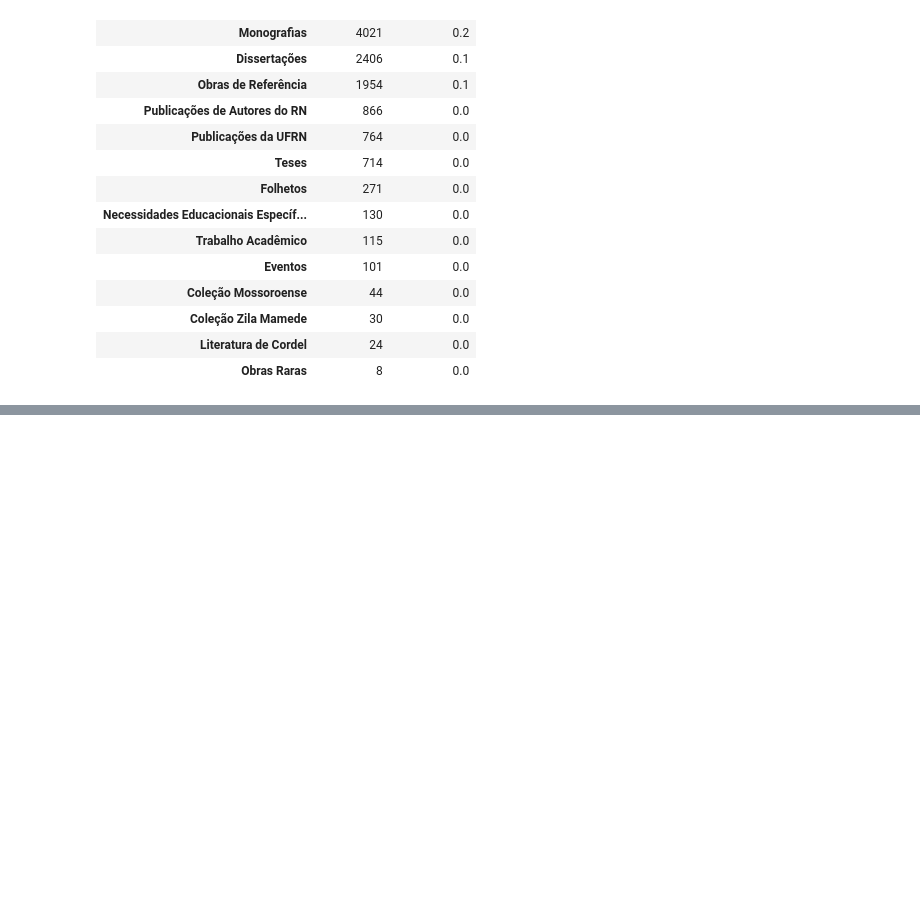
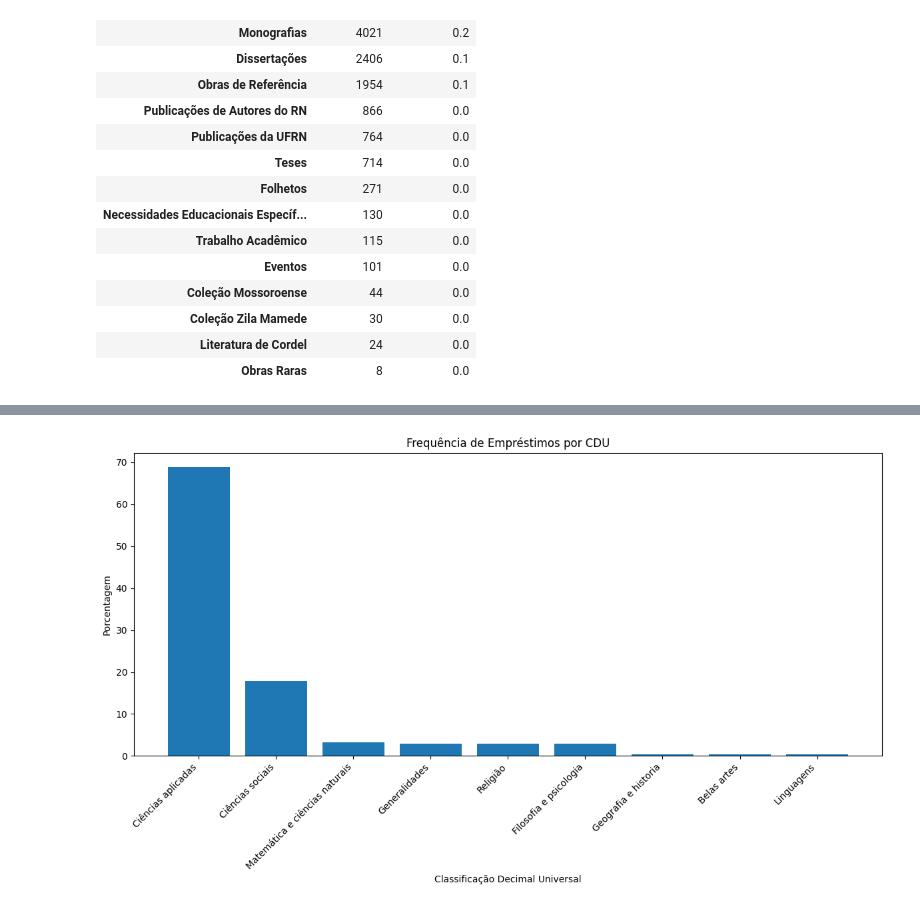
Before and after one commit to AleixoCodes/Analise-de-dados-bibliotecarios, a Jupyter notebook: Análise_de_Dados_de_Bibliotecas_Universitárias.ipynb, the cells around one changed output, grey strips where cells are left out. Cells and saved outputs as stored; diff of their text form; code cells hidden in the pictures; blank space fills up the shorter version.

Commit message:
Análise da frequência da classificação dos temas.

```diff
--- a/Análise_de_Dados_de_Bibliotecas_Universitárias.ipynb
+++ b/Análise_de_Dados_de_Bibliotecas_Universitárias.ipynb
@@ -505,0 +555,13 @@ As coleções: Coleção Mossoroense, Coleção Zila Mamede, Literatura de Corde
+# %%
+Frquencia_CDU = Valorfrequencia('CDU')
+
+plt.figure(figsize=(12, 7))
+plt.bar(Frquencia_CDU.index, Frquencia_CDU['Porcentagem'])
+plt.xlabel('Classificação Decimal Universal')
+plt.xticks(rotation=45, ha='right')
+plt.ylabel('Porcentagem')
+plt.title('Frequência de Empréstimos por CDU')
+plt.tight_layout()
+plt.show()
+# %% [output]
+[figure, added]
```
Also changed, not shown: parts of 9 cells of this notebook.
